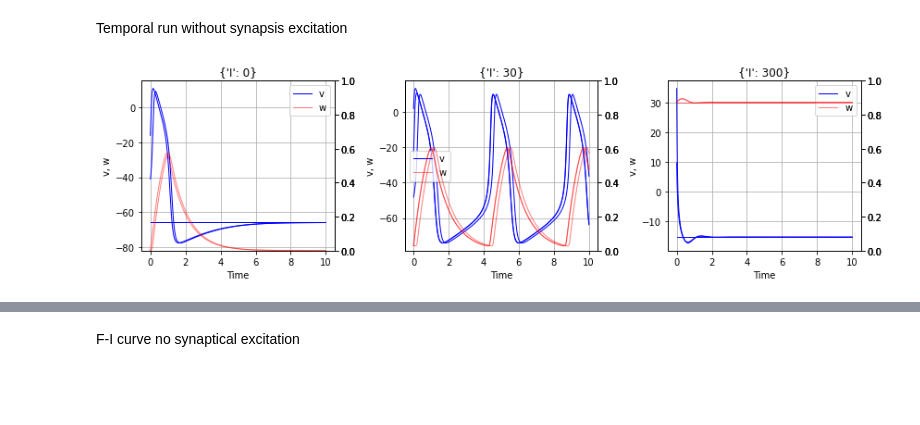
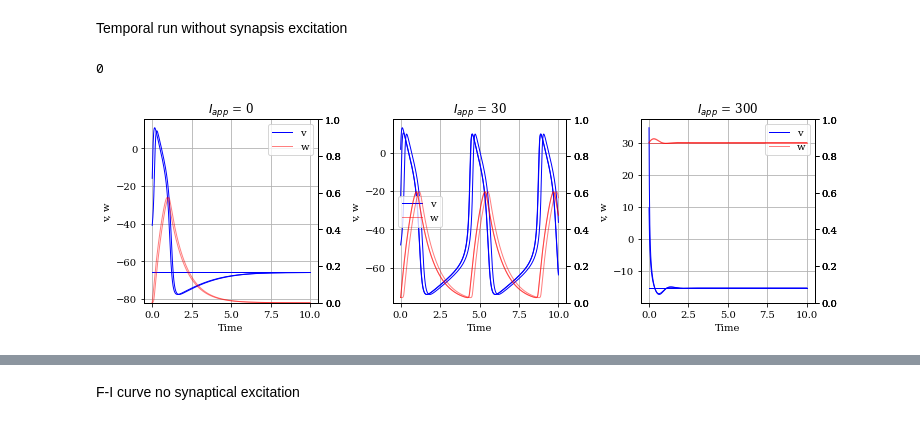
Before and after one commit to jaumecolomhernandez/mmb-mathneuroscience2, a Jupyter notebook: conductance-based-network.ipynb, the cells around one changed output, grey strips where cells are left out. Cells and saved outputs as stored; diff of their text form; code cells hidden in the pictures; blank space fills up the shorter version.

```diff
--- a/conductance-based-network.ipynb
+++ b/conductance-based-network.ipynb
@@ -53 +59,7 @@ for i in range(n_runs):
+# %%
+index = list(np.linspace(20,80,80-20+1).astype(int))
+ab= []
+for i in range(20,81):
+    val = np.e**(-50)*(50**i)/(factorial(i))
+    ab.append(val)
 # %%
@@ -71,8 +87,13 @@ n_runs = 100
 intervals = []
 for i in range(n_runs):
     spikes = np.random.rand(len(t)) < rate*dt #Determine list of times of spikes
-    index = np.where(spikes)[0]
-    intervals.append(index[1:]-index[:-1])
+    ind = np.where(spikes)[0]
+    intervals.append(ind[1:]-ind[:-1])
 
 intervals = np.concatenate(intervals).ravel()
+# %%
+a = []
+for i in range(1,150):
+    val = 50*np.e**(-i*50/1000)/1000
+    a.append(val)
 # %%
@@ -103,0 +174,25 @@ def spike_train(d, rate, dt):
+# %%
+# Plot report
+d,n=300,1000
+t = np.linspace(0.0, d, n)
+rate = 50
+
+fig, ax = plt.subplots(3,1,figsize=(8,2), sharex=True, gridspec_kw={'hspace':0.2 })
+for a,r in zip(ax,[10,50,100]):
+    spikes = spike_train(d,r,n/d)
+
+    spike_p = np.zeros(n)
+    spike_p[np.rint(spikes*n/d).astype(int)] += 1   # Multiply by quotient of d/n_samples
+
+    a.plot(t, spike_p ,label=f'$\lambda = {{{r}}}$', c='b', lw=0.9)
+    a.set(ylabel="")
+    a.legend()
+a.set(xlabel="time (ms)")
+fig.suptitle(f'Poisson spike trains with $\lambda$={10,50,100}')
+
+
+#fig.tight_layout()
+fig.subplots_adjust(top=0.88)
+
+fig.tight_layout()
+plt.savefig('./img/spike_trains.pdf', bbox_inches = "tight")
@@ -231,20 +328,25 @@ Iapp = [{"I": 0},{"I": 30},{"I": 300}]
 trajectories = {} # We store the trajectories in a dictionnary, it is easier to recover them.
 for i,param in enumerate(Iapp):
     trajectories[i] = get_displacement(param, time_span=time_span, dmax=50,  number=3)
+# %%
+Iapp[0]['I']
+# %% [output]
+0
 # %%
-fig, ax = plt.subplots(1, len(Iapp), figsize=(4*len(Iapp),3.5))
+fig, ax = plt.subplots(1, len(Iapp), figsize=(3.5*len(Iapp),3.5))
 for i,param in enumerate(Iapp):
         ax[i].set(xlabel='Time', ylabel='v, w',
-                     title='{}'.format(param))
+                     title='$I_{app}$ = '+str(param['I']))
         for j in range(len(trajectories[i])):
             v = ax[i].plot(time_span,trajectories[i][j][:,0], color='b', lw=1)
             ax2 = ax[i].twinx()
             w = ax2.plot(time_span,trajectories[i][j][:,1], color='r', lw=1, alpha=0.5)
             ax2.set(ylim=(0,1))
         ax[i].legend([v[0],w[0]],['v','w'])
         ax[i].grid(True)
 plt.tight_layout()
+plt.savefig('./img/temporal_run.pdf')
 # %% [output]
-[figure, old version]
+[figure, new version]
 # %%
 #TODO: ADD ISOCLINES, FLOW AND PHASE PLOT FOR THE THREE SCENARIOS
```
Also changed, not shown: parts of 30 cells of this notebook, 23 other files.
